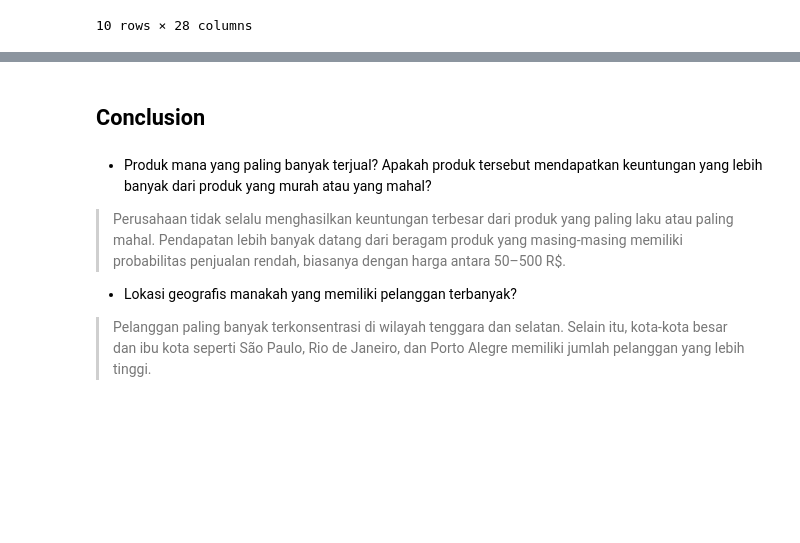
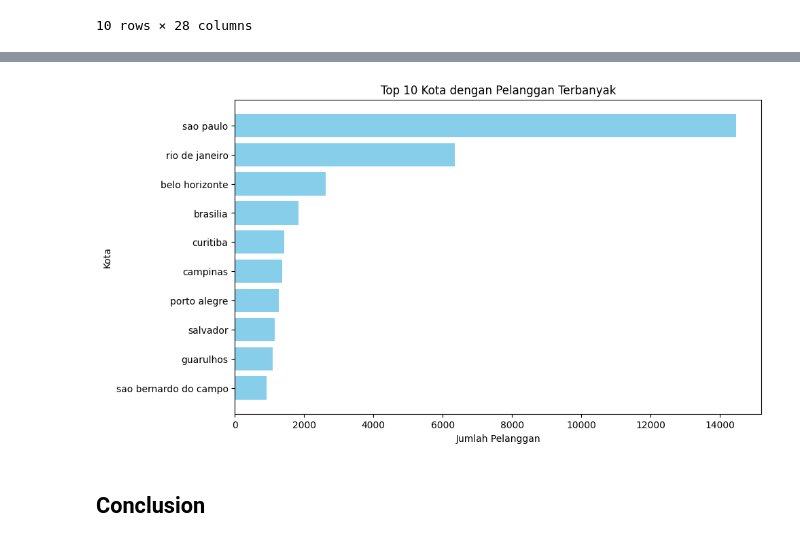
Before and after one commit to halilanisa/Proyek-Belajar-Fundamental-Analisis-Data-Dicoding, a Jupyter notebook: Proyek_Analisis_Data_Notebook.ipynb, the cells around one changed output, grey strips where cells are left out. Cells and saved outputs as stored; diff of their text form; code cells hidden in the pictures; blank space fills up the shorter version.

```diff
--- a/Proyek_Analisis_Data_Notebook.ipynb
+++ b/Proyek_Analisis_Data_Notebook.ipynb
@@ -1055,8 +1049,15 @@ Terlihat bahwa banyak pelanggan datang dari negara bagian tenggara dan selatan
+# %%
+top10_cities = customers_silver.groupby('geolocation_city')['customer_unique_id'] \
+               .nunique().sort_values(ascending=False).head(10)
+
+plt.figure(figsize=(10,6))
+plt.barh(top10_cities.index[::-1], top10_cities.values[::-1], color='skyblue')
+plt.xlabel("Jumlah Pelanggan")
+plt.ylabel("Kota")
+plt.title("Top 10 Kota dengan Pelanggan Terbanyak")
+plt.savefig("/content/drive/MyDrive/Kuliah/E-Commerce Public Dataset/top10_cities.png", dpi=300)
+plt.show()
+# %% [output]
+[figure, added]
 # %% [markdown]
 ## **Conclusion**
-# %% [markdown]
-*   Produk mana yang paling banyak terjual? Apakah produk tersebut mendapatkan keuntungan yang lebih banyak dari produk yang murah atau yang mahal?
-  > Perusahaan tidak selalu menghasilkan keuntungan terbesar dari produk yang paling laku atau paling mahal. Pendapatan lebih banyak datang dari beragam produk yang masing-masing memiliki probabilitas penjualan rendah, biasanya dengan harga antara 50–500 R$.
-
-*   Lokasi geografis manakah yang memiliki pelanggan terbanyak?
-  > Pelanggan paling banyak terkonsentrasi di wilayah tenggara dan selatan. Selain itu, kota-kota besar dan ibu kota seperti São Paulo, Rio de Janeiro, dan Porto Alegre memiliki jumlah pelanggan yang lebih tinggi.
```
Also changed, not shown: parts of 19 cells of this notebook.
